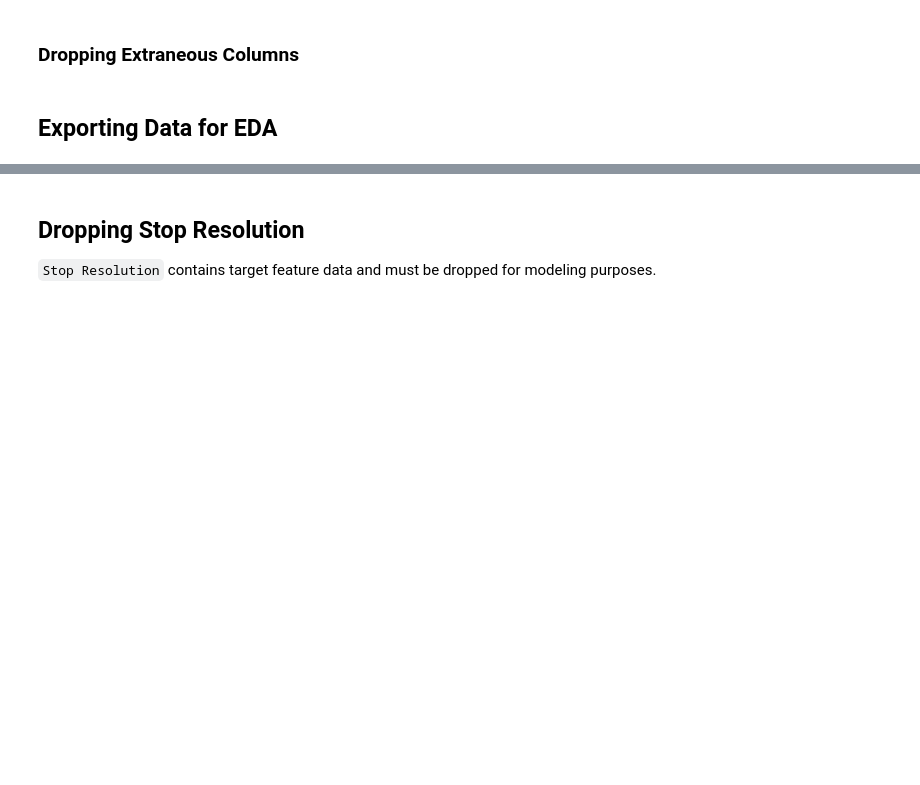
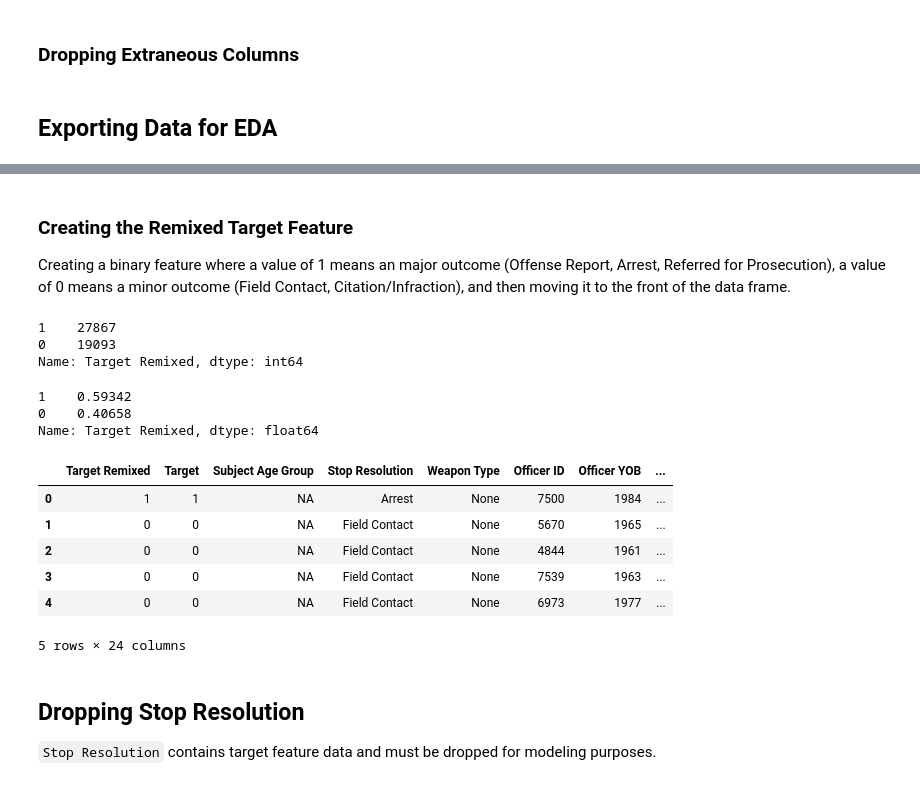
Before and after one commit to jeffreyhwatson/terry_stops_project, a Jupyter notebook: notebooks/exploratory/cleaning_eda.ipynb, the cells around one changed output, grey strips where cells are left out. Saved outputs shown, nothing was run; the diff lists cells and outputs as text; code cells hidden in the pictures; blank space fills up the shorter version.

Commit message:
added target remix

```diff
--- a/notebooks/exploratory/cleaning_eda.ipynb
+++ b/notebooks/exploratory/cleaning_eda.ipynb
@@ -948 +952,43 @@ df.drop(['Subject ID', 'GO / SC Num',
+# %%
+remix = {'Field Contact': 0,
+ 'Offense Report': 1,
+ 'Arrest': 1,
+ 'Referred for Prosecution': 1,
+ 'Citation / Infraction': 0}
+# %% [markdown]
+### Creating the  Remixed Target Feature
+Creating a binary feature where a value of 1 means an major outcome (Offense Report, Arrest, Referred for Prosecution), a value of 0 means a minor outcome (Field Contact, Citation/Infraction), and then moving it to the front of the data frame.
+# %%
+# creating and binarizing the target feature
+df['Target Remixed'] = df['Stop Resolution']
+
+
+df['Target Remixed'] = df['Target Remixed'].map(remix)
+# %%
+# moving target to the front of the data frame
+column_name = 'Target Remixed'
+first_column = df.pop(column_name)
+df.insert(0, column_name, first_column)
+# %%
+df['Target Remixed'].value_counts()
+# %% [output]
+1    27867
+0    19093
+Name: Target Remixed, dtype: int64
+# %%
+df['Target Remixed'].value_counts(normalize=True)
+# %% [output]
+1    0.59342
+0    0.40658
+Name: Target Remixed, dtype: float64
+# %%
+df.head()
+# %% [output]
+|  | Target Remixed | Target | Subject Age Group | Stop Resolution | Weapon Type | Officer ID | Officer YOB | ... |
+| 0 | 1 | 1 | NA | Arrest | None | 7500 | 1984 | ... |
+| 1 | 0 | 0 | NA | Field Contact | None | 5670 | 1965 | ... |
+| 2 | 0 | 0 | NA | Field Contact | None | 4844 | 1961 | ... |
+| 3 | 0 | 0 | NA | Field Contact | None | 7539 | 1963 | ... |
+| 4 | 0 | 0 | NA | Field Contact | None | 6973 | 1977 | ... |
+5 rows × 24 columns
 # %%
```
Also changed, not shown: parts of 15 cells of this notebook, 6 other files.
